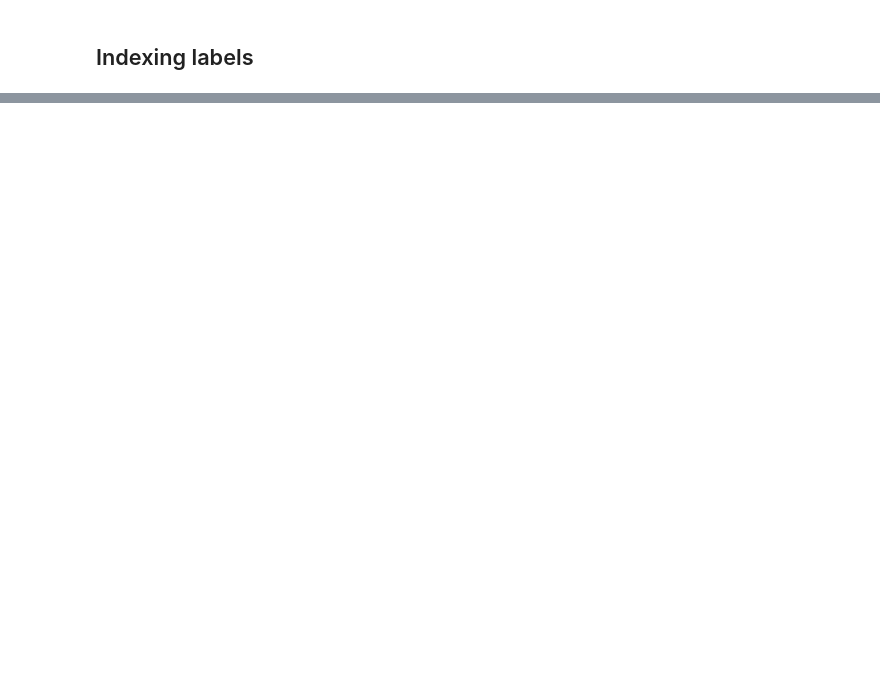
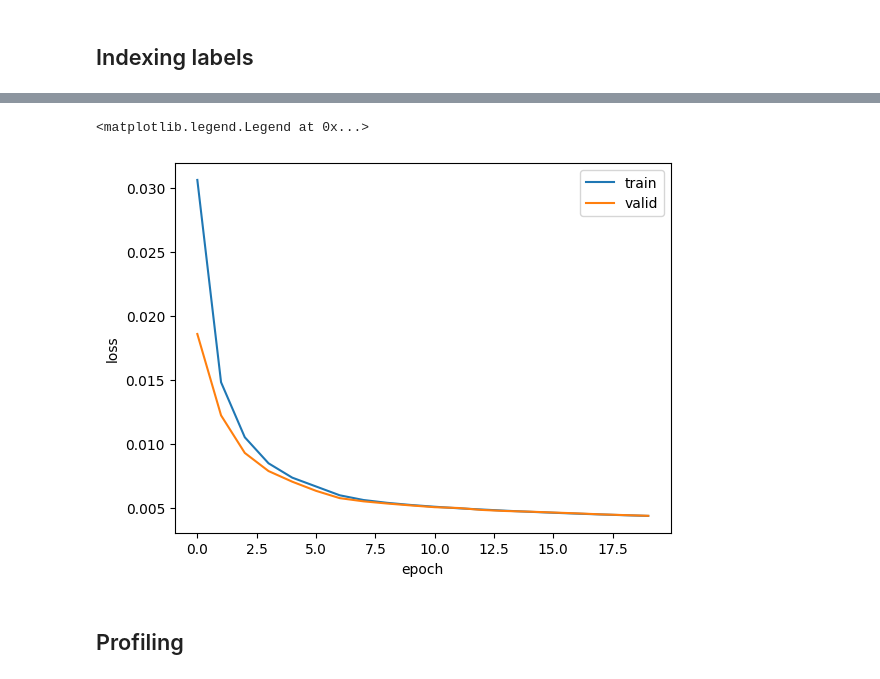
Before and after one commit to peppedilillo/toposonico, a Jupyter notebook: notebooks/08_training.ipynb, the cells around one changed output, grey strips where cells are left out. Saved outputs shown, nothing was run; the diff lists cells and outputs as text; code cells hidden in the pictures; blank space fills up the shorter version.

```diff
--- a/notebooks/08_training.ipynb
+++ b/notebooks/08_training.ipynb
@@ -59,0 +62,10 @@ Number of unique labels: 8363
+# %%
+def build_label_vocab(labels: pd.Series):
+    vocab = {}
+    for label in labels.value_counts().index:
+        if label not in vocab:
+            vocab[label] = len(vocab)
+    return vocab
+
+label2idx = build_label_vocab(df["_label"])
+print(f"Found {len(label2idx)} unique labels.")
@@ -59,0 +76,13 @@ Number of unique labels: 8363
+# %%
+from ast import literal_eval
+
+def build_genre_vocab(genres: pd.Series):
+    vocab = {}
+    for genres in genres:
+        for genre in genres:
+            if genre not in vocab:
+                vocab[genre] = len(vocab)
+    return vocab
+
+genre2idx = build_genre_vocab(df["_artist_genres"])
+print(f"Found {len(genre2idx)} genres.")
@@ -102,9 +140,9 @@ if (_plot_train_correlations := False):
         for j in range(n_feat):
             ax = axes[i, j]
             if i == j:
-                ax.hist(_df[features[i]], bins=30, color='steelblue', edgecolor='white')
+                ax.hist(dft[features[i]], bins=30, color='steelblue', edgecolor='white')
             else:
-                ax.hist2d(_df[features[j]], _df[features[i]], bins=30)
+                ax.hist2d(dft[features[j]], dft[features[i]], bins=30)
 
             if i == n_feat - 1:
                 ax.set_xlabel(features[j], rotation=45, ha='right')
@@ -122,0 +309,9 @@ if (_plot_train_correlations := False):
+# %%
+from torch.utils.data import DataLoader
+from torch import optim
+
+
+print("Creating dataloaders..")
+train_dataset, valid_dataset = TrackDataset(dft, label2idx, genre2idx), TrackDataset(dfv, label2idx, genre2idx)
+train = DataLoader(train_dataset, batch_size=1024, shuffle=True, num_workers=20, pin_memory=True)
+valid = DataLoader(valid_dataset, batch_size=1024, num_workers=20, pin_memory=True)
@@ -122,0 +377,14 @@ if (_plot_train_correlations := False):
+# %%
+import matplotlib.pyplot as plt
+
+train_loss, valid_loss = zip(*history)
+plt.plot(train_loss, label="train")
+plt.plot(valid_loss, label="valid")
+plt.xlabel("epoch")
+plt.ylabel("loss")
+plt.legend()
+# %% [output]
+<matplotlib.legend.Legend at 0x...>
+[figure, added]
+# %% [markdown]
+## Profiling
```
Also changed, not shown: parts of 23 cells of this notebook, 7 other files.
